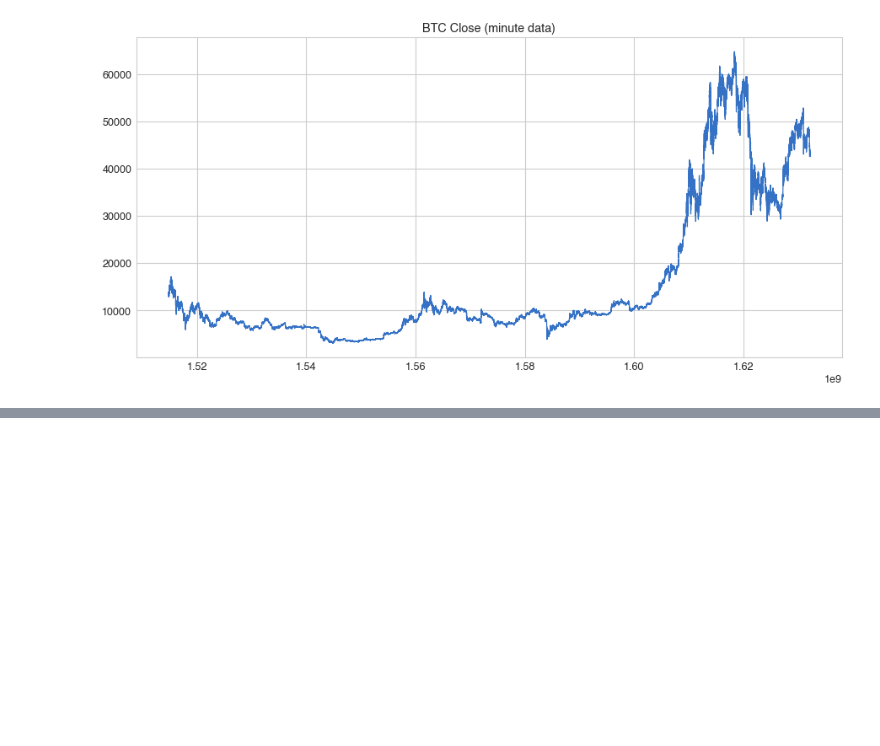
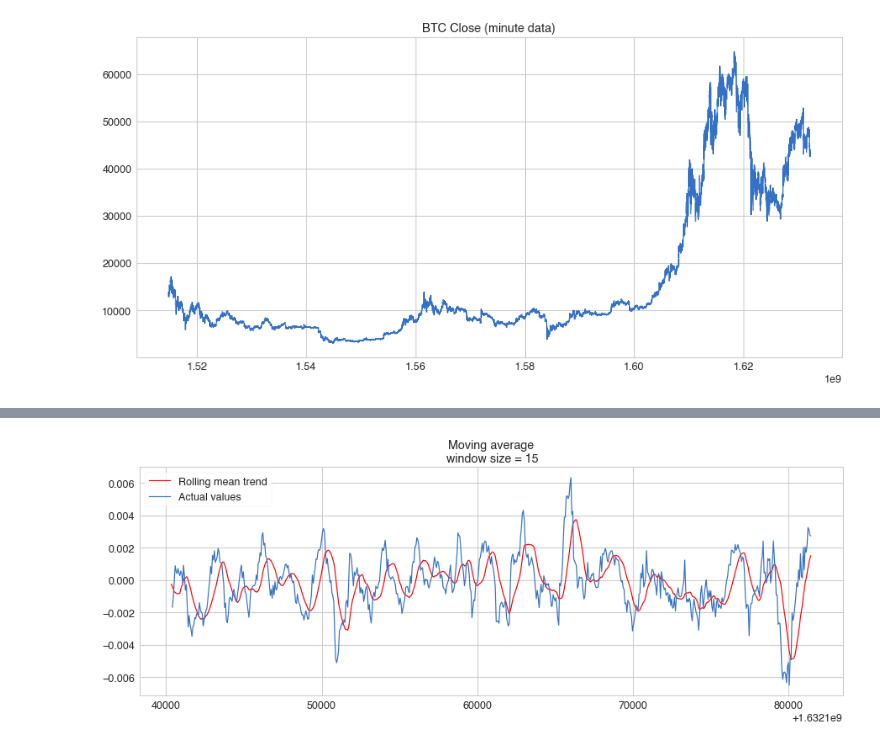
Before and after one commit to mdominguez2010/Kaggle_G_Research_Crypto, a Jupyter notebook: open_ml_course_tutorial.ipynb, the cells around one changed output, grey strips where cells are left out. Saved outputs shown, nothing was run; the diff lists cells and outputs as text; code cells hidden in the pictures; blank space fills up the shorter version.

```diff
--- a/open_ml_course_tutorial.ipynb
+++ b/open_ml_course_tutorial.ipynb
@@ -58,0 +175,5 @@ def mean_absolute_percentage_error(y_true, y_pred):
+# %%
+# 15-step trend
+plotMovingAverage(btc_mini.Target, window=15)
+# %% [output]
+[figure, added]
```
Also changed, not shown: parts of 20 cells of this notebook.
